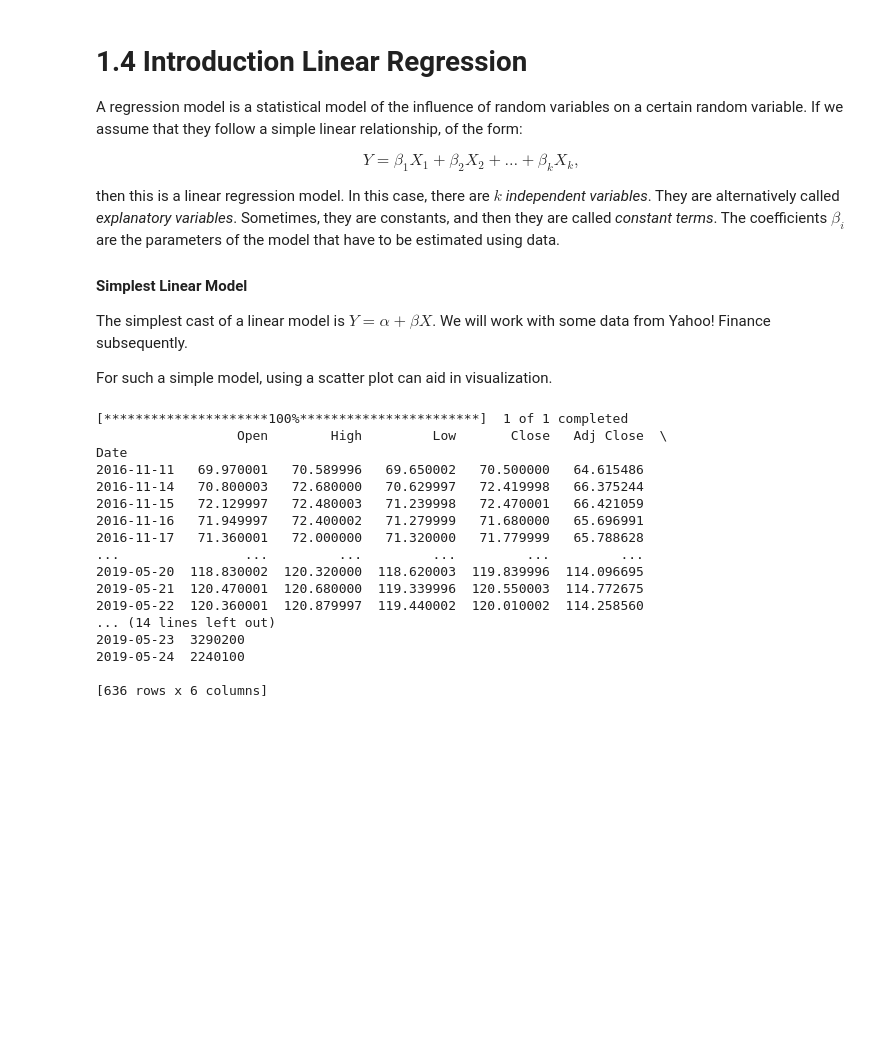
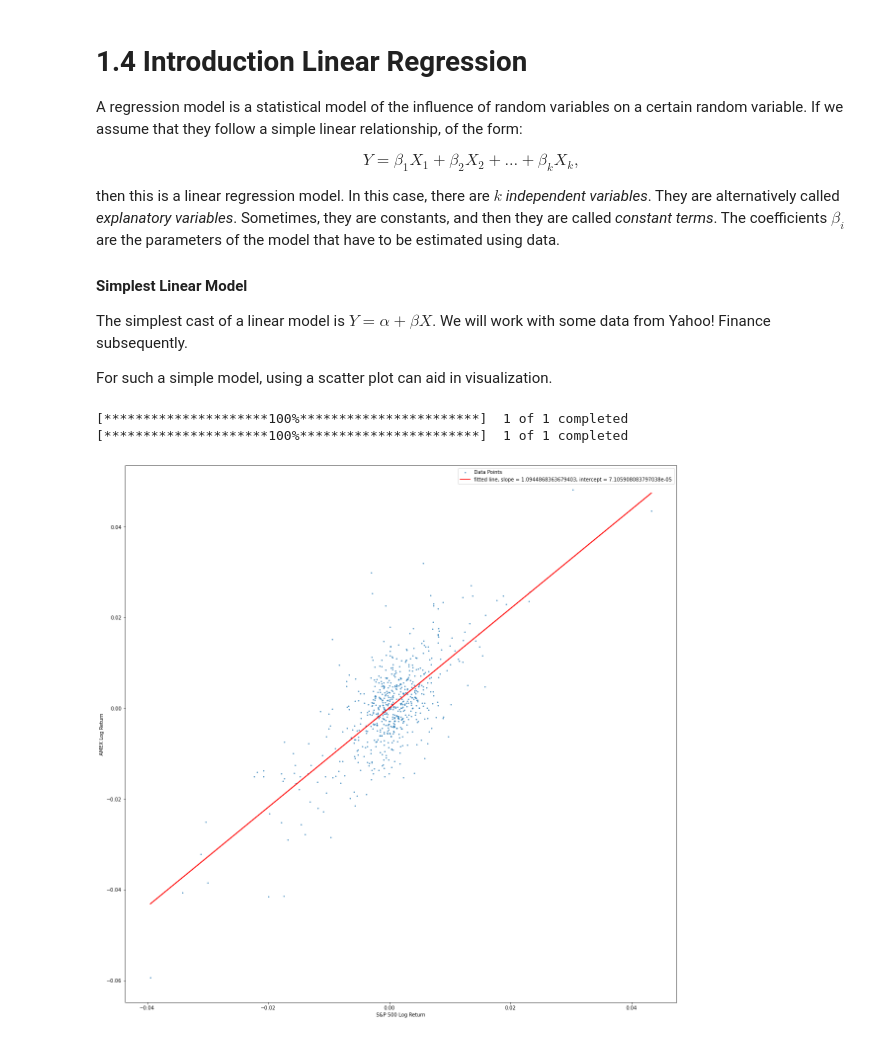
Before and after one commit to tmog123/LearningQuantFinance, a Jupyter notebook: 1_4_Introduction_Linear_Regression.ipynb, the cells around one changed output. Cells and saved outputs as stored; diff of their text form; code cells hidden in the pictures; blank space fills up the shorter version.

```diff
--- a/1_4_Introduction_Linear_Regression.ipynb
+++ b/1_4_Introduction_Linear_Regression.ipynb
@@ -14,47 +14,3 @@ then this is a linear regression model. In this case, there are $k$ *independent
 The simplest cast of a linear model is $Y = \alpha + \beta X$. We will work with some data from Yahoo! Finance subsequently.
 
 For such a simple model, using a scatter plot can aid in visualization.
-# %%
-#!pip install yfinance
-#!pip install yahoofinancials
-#!pip install pandas
-import pandas as pd
-import yfinance as yf
-import numpy as np
-from yahoofinancials import YahooFinancials
-
-startdate = '2016-11-10' #Only take data after this date
-enddate = '2019-05-26' #Only take data before this date
-
-# Download AMEX data, S&P 500 Data
-
-amex_data = yf.download('AXP')
-datestotakestart = amex_data.index>startdate
-datestotakeend = amex_data.index<enddate
-amex_data = amex_data[np.logical_and.reduce([datestotakestart,datestotakeend])]
-print(amex_data)
-# print(cutoffdata in amex_data.index)
-# amex_data[amex_data.apply(lambda x: x['c']%2 == 0, axis = 1)]
-# amex_data = amex_data.filter(items)
-# amex_data.loc[amex_data['index']>=cutoffdata]
-# print(amex_data)
-# SnP_data = yf.download('^GSPC')
-# print(SnP_data)
-# %% [output]
-[*********************100%***********************]  1 of 1 completed
-                  Open        High         Low       Close   Adj Close  \
-Date
-2016-11-11   69.970001   70.589996   69.650002   70.500000   64.615486
-2016-11-14   70.800003   72.680000   70.629997   72.419998   66.375244
-2016-11-15   72.129997   72.480003   71.239998   72.470001   66.421059
-2016-11-16   71.949997   72.400002   71.279999   71.680000   65.696991
-2016-11-17   71.360001   72.000000   71.320000   71.779999   65.788628
-...                ...         ...         ...         ...         ...
-2019-05-20  118.830002  120.320000  118.620003  119.839996  114.096695
-2019-05-21  120.470001  120.680000  119.339996  120.550003  114.772675
-2019-05-22  120.360001  120.879997  119.440002  120.010002  114.258560
-... (14 lines left out)
-2019-05-23  3290200
-2019-05-24  2240100
-
-[636 rows x 6 columns]
@@ -60,0 +28,36 @@ Date
+# %%
+startdate = '2016-11-10' #Only take data after this date
+enddate = '2019-05-26' #Only take data before this date
+
+# Download AMEX data, S&P 500 Data
+
+amex_data = yf.download('AXP')
+datestotakestart = amex_data.index>startdate
+datestotakeend = amex_data.index<enddate
+amex_data = amex_data[np.logical_and.reduce([datestotakestart,datestotakeend])]
+# print(amex_data)
+amex_data["Log Return"] = np.log(amex_data["Close"]/amex_data["Open"])
+amex_log_returns = amex_data[["Log Return"]].to_numpy()
+
+SnP_data = yf.download('^GSPC')
+datestotakestart = SnP_data.index>startdate
+datestotakeend = SnP_data.index<enddate
+SnP_data = SnP_data[np.logical_and.reduce([datestotakestart,datestotakeend])]
+SnP_data["Log Return"] = np.log(SnP_data["Close"]/SnP_data["Open"])
+SnP_log_returns = SnP_data[["Log Return"]].to_numpy()
+# print(SnP_log_returns.shape)
+# Linear Regression
+res = linregress(np.transpose(SnP_log_returns), np.transpose(amex_log_returns))
+# Plotting Scatterplot
+plt.figure(figsize=(20, 20))
+plt.scatter(SnP_log_returns,amex_log_returns,s=2,label='Data Points')
+plt.plot(SnP_log_returns, res.intercept + res.slope*SnP_log_returns, 'r', label='fitted line, slope = %s, intercept = %s'%(res.slope,res.intercept))
+plt.legend()
+plt.xlabel('S&P 500 Log Return')
+plt.ylabel('AMEX Log Return')
+
+plt.show()
+# %% [output]
+[*********************100%***********************]  1 of 1 completed
+[*********************100%***********************]  1 of 1 completed
+[figure, added]
```
Also changed, not shown: parts of 1 cell of this notebook.
